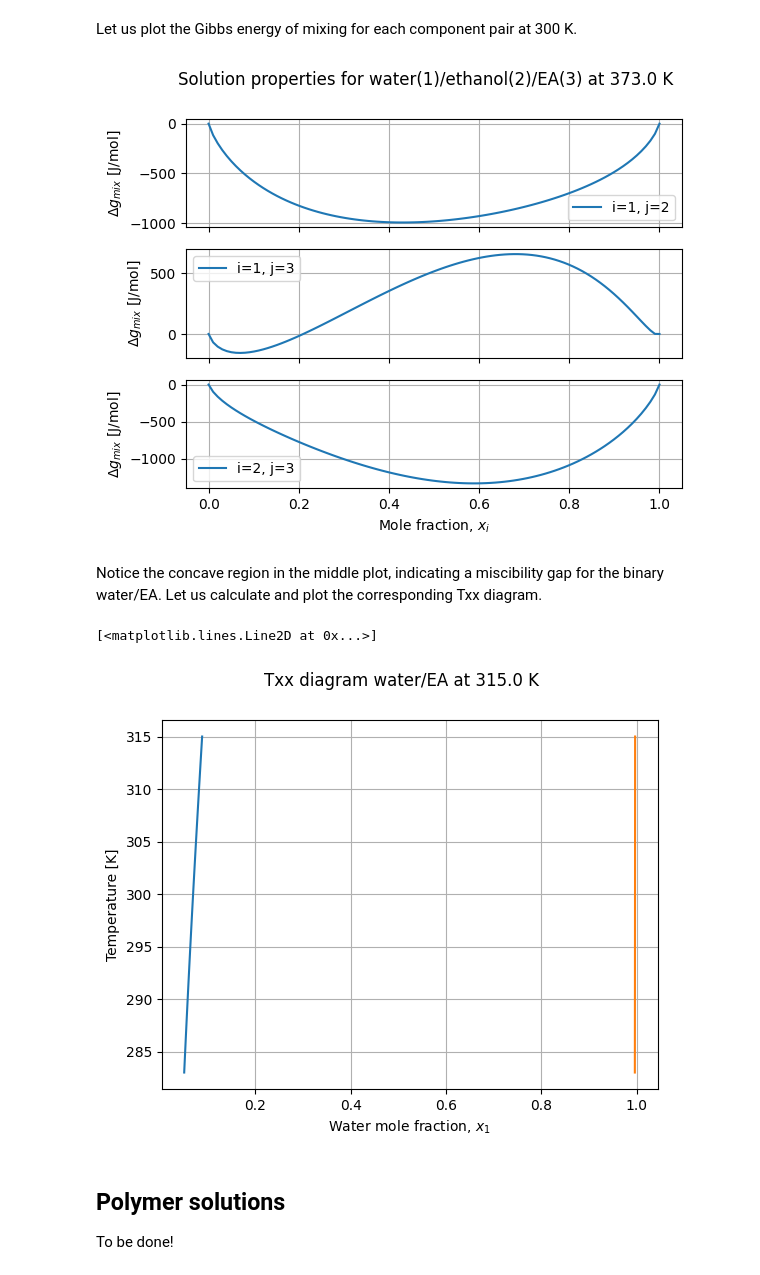
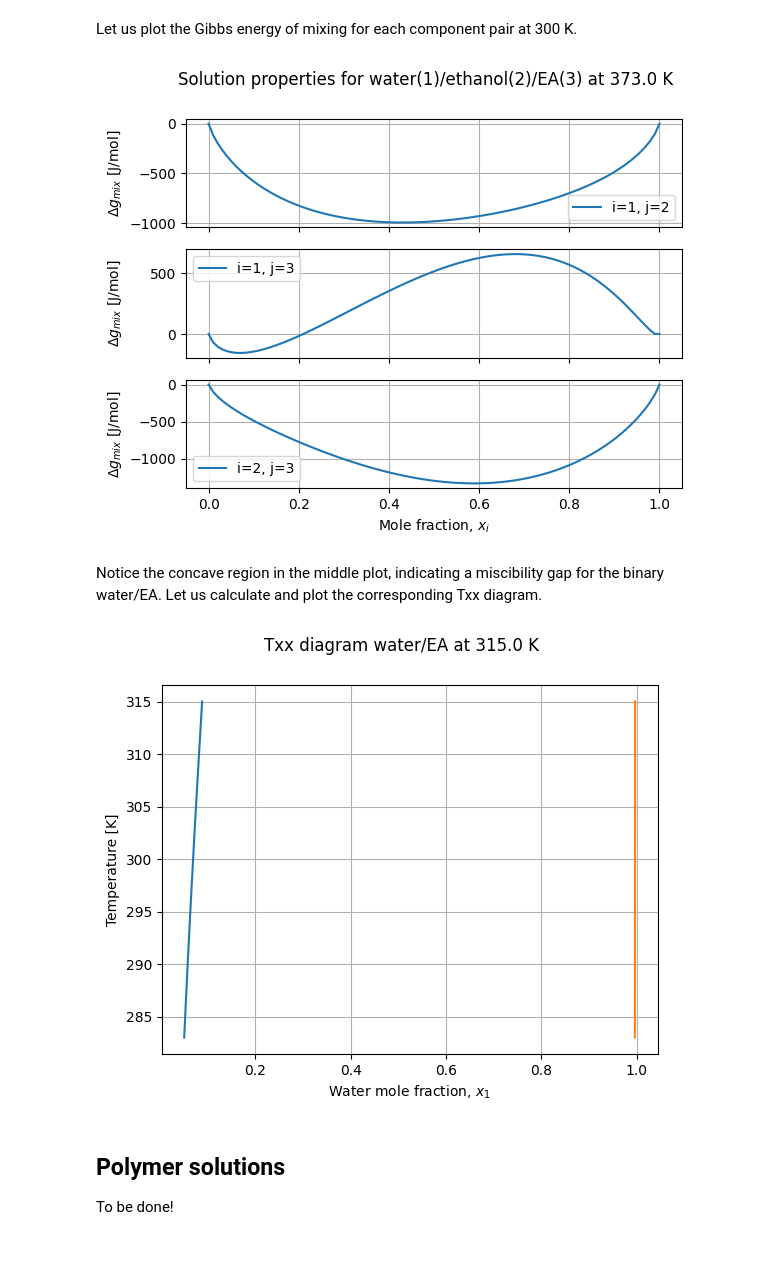
Before and after one commit to HugoMVale/polykin, a Jupyter notebook: docs/tutorials/activity_coefficient_models.ipynb, the cells around one changed output. Cells and saved outputs as stored; diff of their text form; code cells hidden in the pictures.

```diff
--- a/docs/tutorials/activity_coefficient_models.ipynb
+++ b/docs/tutorials/activity_coefficient_models.ipynb
@@ -47,6 +47,7 @@ First, we create arrays to store the unary and binary interaction parameters, an
 # %pip install polykin
 # %%
 import numpy as np
+
 from polykin.thermo.acm import UNIQUAC
 
 # Pure-component parameters
@@ -59,8 +60,8 @@ a = np.zeros((N, N))
 b = np.zeros((N, N))
 a[0, 1] = 3.974
 a[1, 0] = -10.33
-b[0, 1] = -1194.
-b[1, 0] = 3359.
+b[0, 1] = -1194.0
+b[1, 0] = 3359.0
 
 # Model object
 acm = UNIQUAC(N, q, r, a=a, b=b)
@@ -168,21 +174,21 @@ a[0, 1] = 3.756
 a[1, 0] = -0.985
 b[0, 1] = -676.03
 b[1, 0] = 302.24
-c[0, 1]  = 0.3
+c[0, 1] = 0.3
 
 # Water-ethyl acrylate
 a[0, 2] = 9.761
 a[2, 0] = -4.231
 b[0, 2] = -1451.83
 b[2, 0] = 1577.51
-c[0, 2]  = 0.2
+c[0, 2] = 0.2
 
 # Ethanol-ethyl acrylate
-a[1, 2] = 0.
-a[2, 1] = 0.
+a[1, 2] = 0.0
+a[2, 1] = 0.0
 b[1, 2] = -451.54
 b[2, 1] = 1135.61
-c[1, 2]  = 0.2
+c[1, 2] = 0.2
 
 # Model object
 acm = NRTL(N, a=a, b=b, c=c)
@@ -191,31 +197,33 @@ Let us plot the Gibbs energy of mixing for each component pair at 300 K.
 # %%
 nplots = N*(N - 1)//2
 fig, ax = plt.subplots(nplots, sharex=True)
 fig.suptitle(f"Solution properties for water(1)/ethanol(2)/EA(3) at {T} K")
 ax[-1].set_xlabel(r"Mole fraction, $x_{i}$")
 
 T = 300.0 # K
 xrange = np.linspace(0.0, 1.0, 100)
 
 k = 0
 for i in range(N):
     for j in range(i + 1, N):
 
         Dgmix = []
         x = np.zeros(N)
         for xval in xrange:
             x[i] = xval
             x[j] = 1.0 - xval
             Dgmix.append(acm.Dgmix(T, x))
 
         ax[k].grid(True)
         ax[k].set_ylabel(r"$\Delta g_{mix}$ [J/mol]")
         ax[k].plot(xrange, Dgmix, label=f"i={i+1}, j={j+1}")
         ax[k].legend(loc="best")
 
         k += 1
+
+fig.align_ylabels()
 # %% [output]
-[figure, old version]
+[figure, new version]
 # %% [markdown]
 Notice the concave region in the middle plot, indicating a miscibility gap for the binary water/EA. Let us calculate and plot the corresponding Txx diagram.
 # %%
@@ -242,9 +250,8 @@ ax.set_ylabel("Temperature [K]")
 ax.grid(True)
 
 ax.plot(x1[:, 0], Trange)
-ax.plot(x1[:, 1], Trange)
+ax.plot(x1[:, 1], Trange);
 # %% [output]
-[<matplotlib.lines.Line2D at 0x...>]
 [figure]
 # %% [markdown]
 ## Polymer solutions
```
Also changed, not shown: parts of 4 cells of this notebook.
